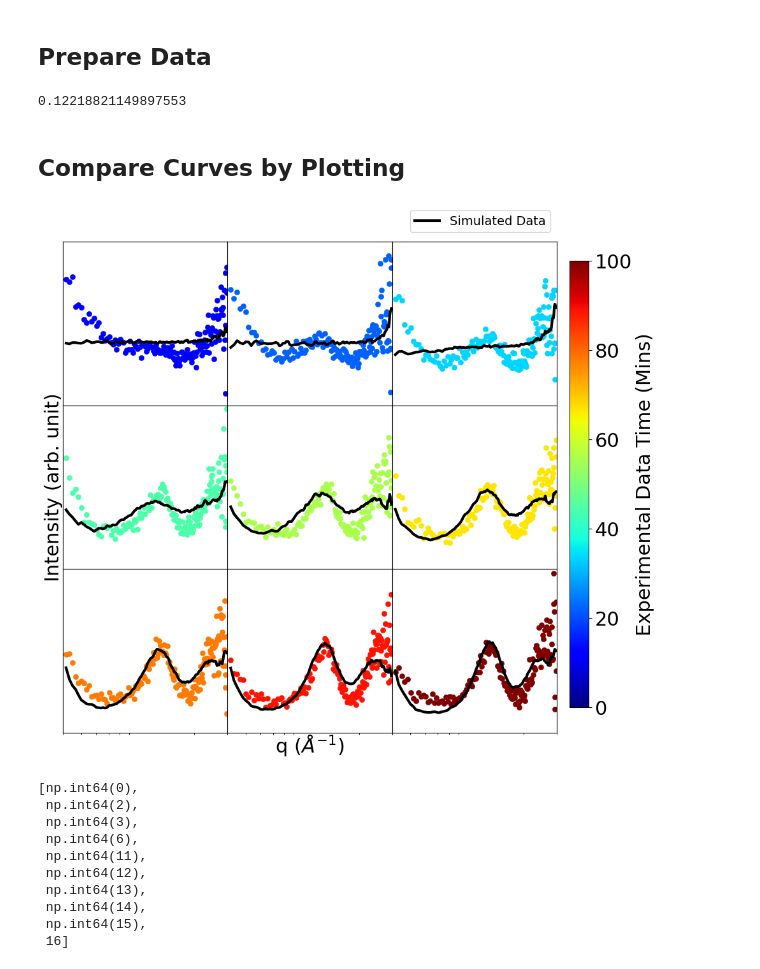
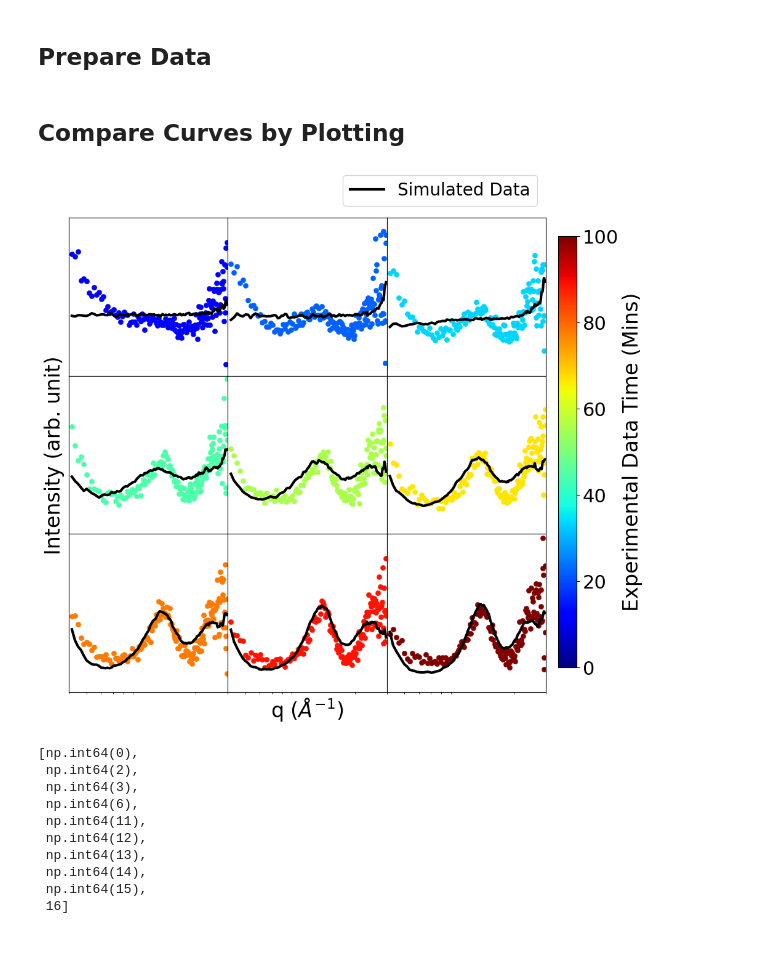
Before and after one commit to huatc/series_alignment, a Jupyter notebook: Notebooks/Create distance SAXS.ipynb, the cells around one changed output. Cells and saved outputs as stored; diff of their text form; code cells hidden in the pictures.

```diff
--- a/Notebooks/Create distance SAXS.ipynb
+++ b/Notebooks/Create distance SAXS.ipynb
@@ -176,10 +176,8 @@ plt.tight_layout()
 score_matrix = series_alignment.create_distance_matrix(exp_saxs_data, sim_saxs_data, 'log_mse', q_range=(0.004, 0.02))
 #score_matrix = series_distance.create_distance_matrix(exp_saxs_data, sim_saxs_data, 'peak_position', q_range=(0.004, 0.02))
 # %%
-idx_cols, total_dist = series_alignment.align_monotone_min(score_matrix)
-total_dist
+idx_cols_min, total_dist_min = series_alignment.align_monotone_min(score_matrix)
+idx_cols_lin, total_dist_lin = series_alignment.align_monotone_linear(score_matrix)
-# %% [output]
-0.12218821149897553
 # %% [markdown]
 ## Compare Curves by Plotting
 # %%
@@ -232,12 +230,12 @@ def plot_compared_curves_grid(exp_saxs_data, sim_saxs_data, idx_sim, q_range=Non
     #plt.axis('off')
     plt.xticks([])
     plt.yticks([])
-    plt.ylabel('Intensity (arb. unit)', labelpad = 0)
-    plt.xlabel('q ($\\AA^{-1}$)', labelpad=0)
+    plt.ylabel('Intensity (arb. unit)', labelpad = 5, fontsize=24)
+    plt.xlabel('q ($\\AA^{-1}$)', labelpad=5, fontsize=24)
     gs = fig.add_gridspec(3, 3, hspace=0, wspace=0)
     ax = gs.subplots(sharex='col', sharey='row')
     plt.plot(0,0,linewidth = 3, color='k', label='Simulated Data')
-    plt.legend(loc='lower right', bbox_to_anchor=(1, 3.02), ncol=3, fontsize=14)
+    plt.legend(loc='lower right', bbox_to_anchor=(1, 3.02), ncol=3, fontsize=20)
     #for i in range(len(idx_sim)):
     i = 0
     for row in range(0, 3):
@@ -266,10 +264,10 @@ def plot_compared_curves_grid(exp_saxs_data, sim_saxs_data, idx_sim, q_range=Non
             #plt.legend()
     cbar_ax = fig.add_axes([0.92, 0.15, 0.03, 0.7])  # [left, bottom, width, height]
     cbar = fig.colorbar(sm, cax=cbar_ax)
-    cbar.set_label('Experimental Data Time (Mins)')
+    cbar.set_label('Experimental Data Time (Mins)', fontsize=24)
     #plt.savefig('../Figures/SAXS_matching.png', dpi=600, bbox_inches="tight")
 # %%
-plot_compared_curves_grid(exp_saxs_data, sim_saxs_data, idx_cols, q_range=(0.004, 0.03))
+plot_compared_curves_grid(exp_saxs_data, sim_saxs_data, idx_cols_min, q_range=(0.004, 0.03))
 # %% [output]
-[figure, old version]
+[figure, new version]
 # %%
```
Also changed, not shown: parts of 4 cells of this notebook, 2 other files.
